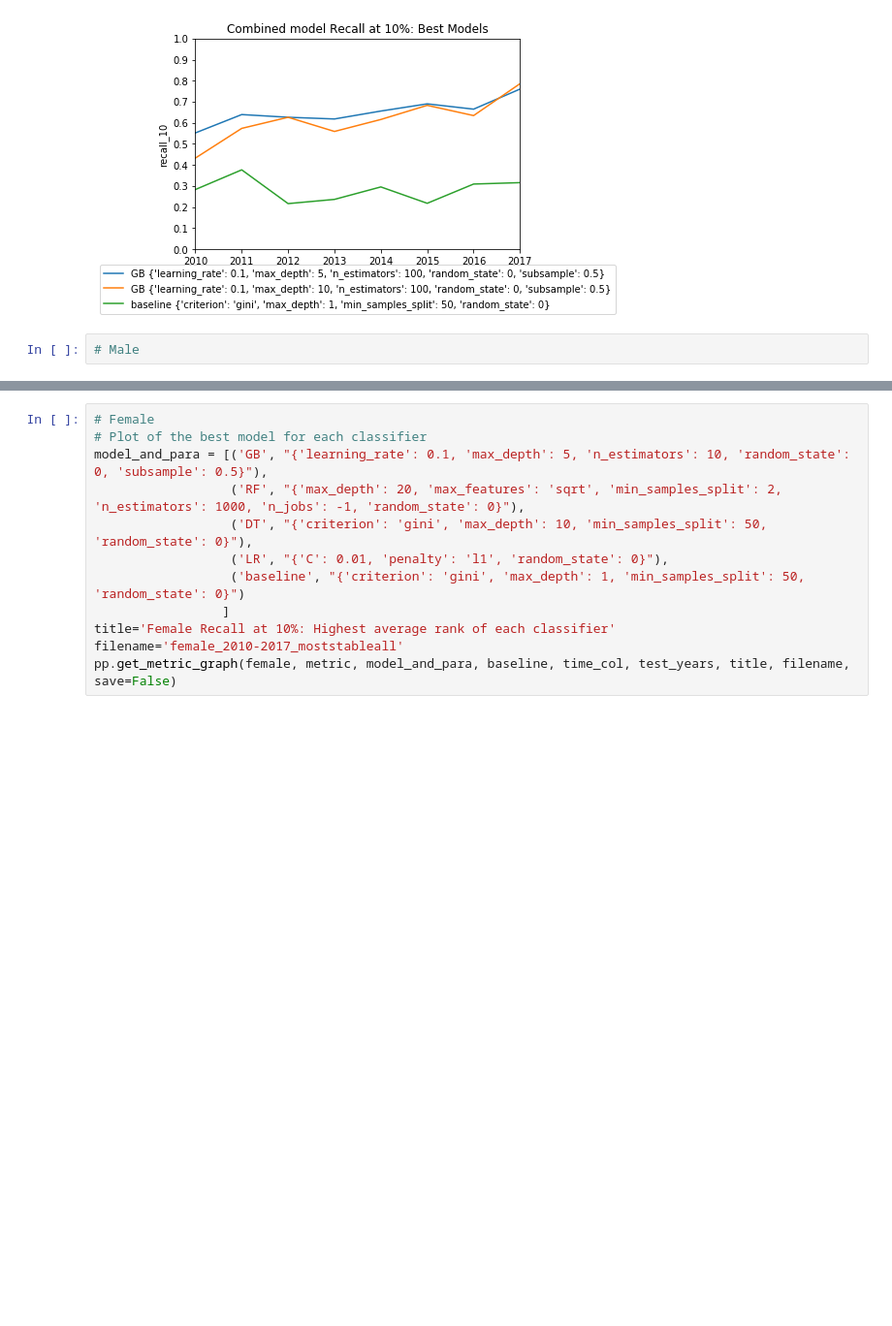
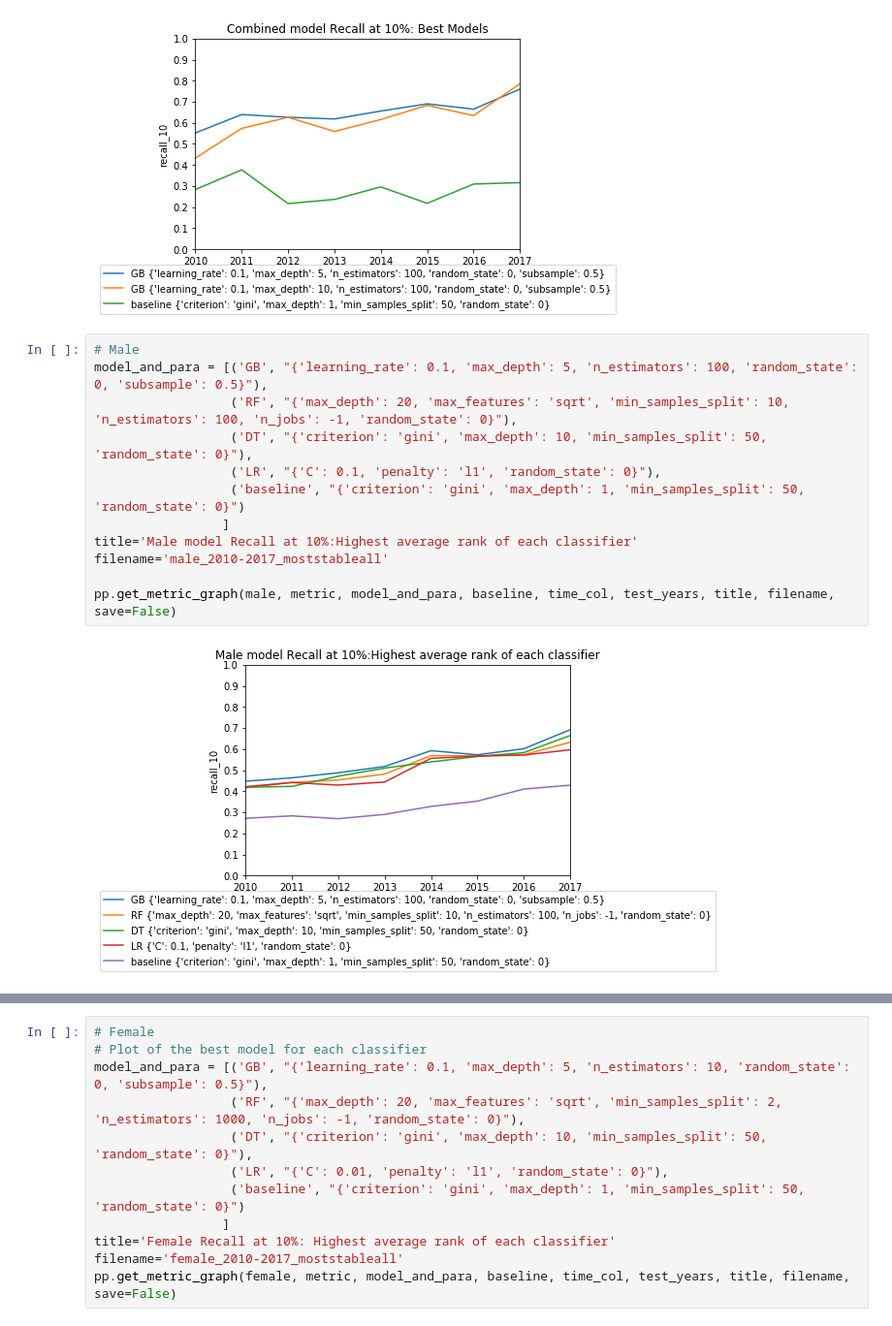
Before and after one commit to laurenjli/ml-nc-recidivism, a Jupyter notebook: source/bestmodels_overall.ipynb, the cells around one changed output, grey strips where cells are left out. Shown at 97% size. Cells and saved outputs as stored; diff of their text form; blank space fills up the shorter version.

```diff
--- a/source/bestmodels_overall.ipynb
+++ b/source/bestmodels_overall.ipynb
@@ -382,8 +382,20 @@ filename='combined_2010-2017_best'
 pp.get_metric_graph(female, metric, model_and_para, baseline, time_col, test_years, title, filename, save=False)
 # %% [output]
 [figure]
-# %%
-# Male
+# %%
+# Male
+model_and_para = [('GB', "{'learning_rate': 0.1, 'max_depth': 5, 'n_estimators': 100, 'random_state': 0, 'subsample': 0.5}"),
+                  ('RF', "{'max_depth': 20, 'max_features': 'sqrt', 'min_samples_split': 10, 'n_estimators': 100, 'n_jobs': -1, 'random_state': 0}"),
+                  ('DT', "{'criterion': 'gini', 'max_depth': 10, 'min_samples_split': 50, 'random_state': 0}"),
+                  ('LR', "{'C': 0.1, 'penalty': 'l1', 'random_state': 0}"),
+                  ('baseline', "{'criterion': 'gini', 'max_depth': 1, 'min_samples_split': 50, 'random_state': 0}")
+                 ]
+title='Male model Recall at 10%:Highest average rank of each classifier'
+filename='male_2010-2017_moststableall'
+
+pp.get_metric_graph(male, metric, model_and_para, baseline, time_col, test_years, title, filename, save=False)
+# %% [output]
+[figure, added]
 # %%
 # Male
 model_and_para = [('GB', "{'learning_rate': 0.1, 'max_depth': 5, 'n_estimators': 100, 'random_state': 0, 'subsample': 0.5}"),
```
Also changed, not shown: parts of 5 cells of this notebook.
